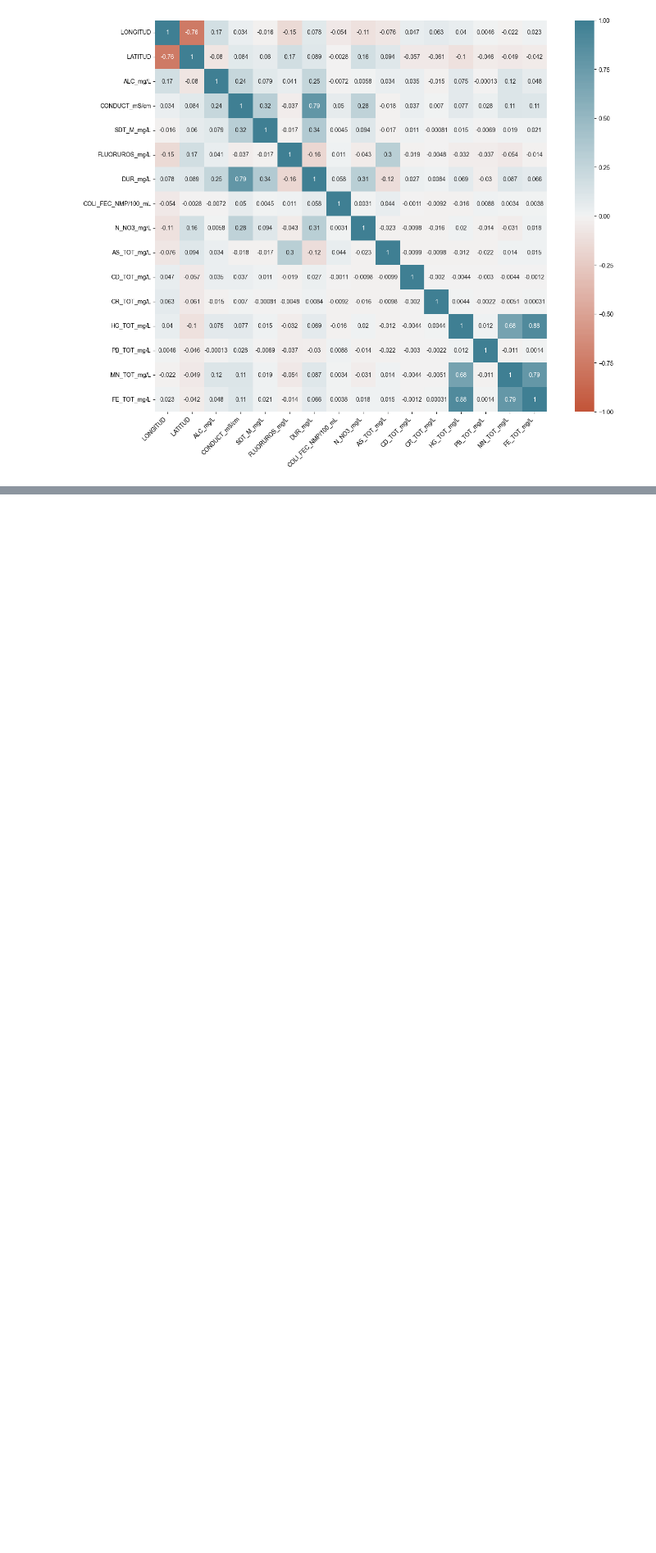
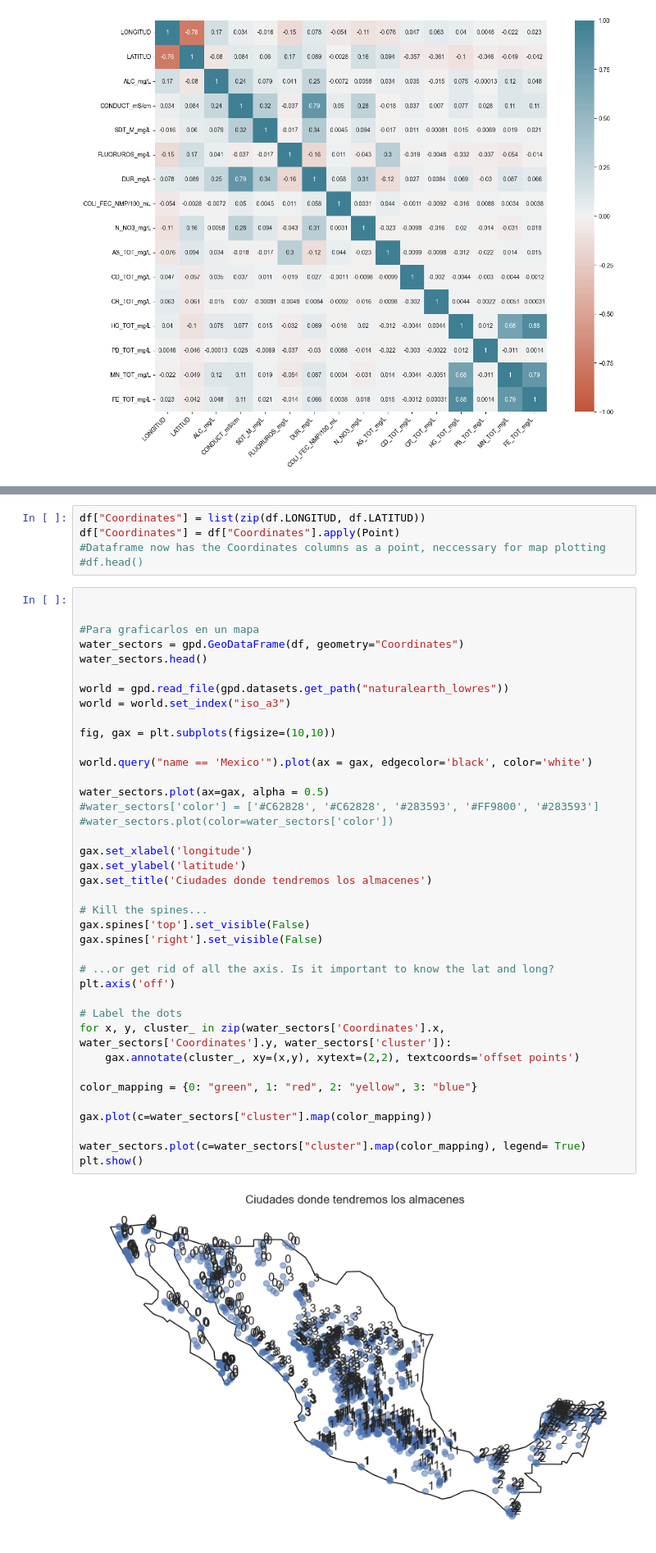
Before and after one commit to PosgradoMNA/actividades-del-projecto-equipo_167, a Jupyter notebook: semana 9/Limpieza, análisis, visualización y kmeans.ipynb, the cells around one changed output, grey strips where cells are left out. Shown at 82% size. Saved outputs shown, nothing was run; the diff lists cells and outputs as text; blank space fills up the shorter version.

```diff
--- a/semana 9/Limpieza, análisis, visualización y kmeans.ipynb
+++ b/semana 9/Limpieza, análisis, visualización y kmeans.ipynb
@@ -220,0 +293,46 @@ ax.set_xticklabels(
+# %%
+df["Coordinates"] = list(zip(df.LONGITUD, df.LATITUD))
+df["Coordinates"] = df["Coordinates"].apply(Point)
+#Dataframe now has the Coordinates columns as a point, neccessary for map plotting
+#df.head()
+# %%
+
+
+#Para graficarlos en un mapa
+water_sectors = gpd.GeoDataFrame(df, geometry="Coordinates")
+water_sectors.head()
+
+world = gpd.read_file(gpd.datasets.get_path("naturalearth_lowres"))
+world = world.set_index("iso_a3")
+
+fig, gax = plt.subplots(figsize=(10,10))
+
+world.query("name == 'Mexico'").plot(ax = gax, edgecolor='black', color='white')
+
+water_sectors.plot(ax=gax, alpha = 0.5)
+#water_sectors['color'] = ['#C62828', '#C62828', '#283593', '#FF9800', '#283593']
+#water_sectors.plot(color=water_sectors['color'])
+
+gax.set_xlabel('longitude')
+gax.set_ylabel('latitude')
+gax.set_title('Ciudades donde tendremos los almacenes')
+
+# Kill the spines...
+gax.spines['top'].set_visible(False)
+gax.spines['right'].set_visible(False)
+
+# ...or get rid of all the axis. Is it important to know the lat and long?
+plt.axis('off')
+
+# Label the dots
+for x, y, cluster_ in zip(water_sectors['Coordinates'].x, water_sectors['Coordinates'].y, water_sectors['cluster']):
+    gax.annotate(cluster_, xy=(x,y), xytext=(2,2), textcoords='offset points')
+
+color_mapping = {0: "green", 1: "red", 2: "yellow", 3: "blue"}
+
+gax.plot(c=water_sectors["cluster"].map(color_mapping))
+
+water_sectors.plot(c=water_sectors["cluster"].map(color_mapping), legend= True)
+plt.show()
+# %% [output]
+[figure, added]
```
Also changed, not shown: parts of 8 cells of this notebook.
